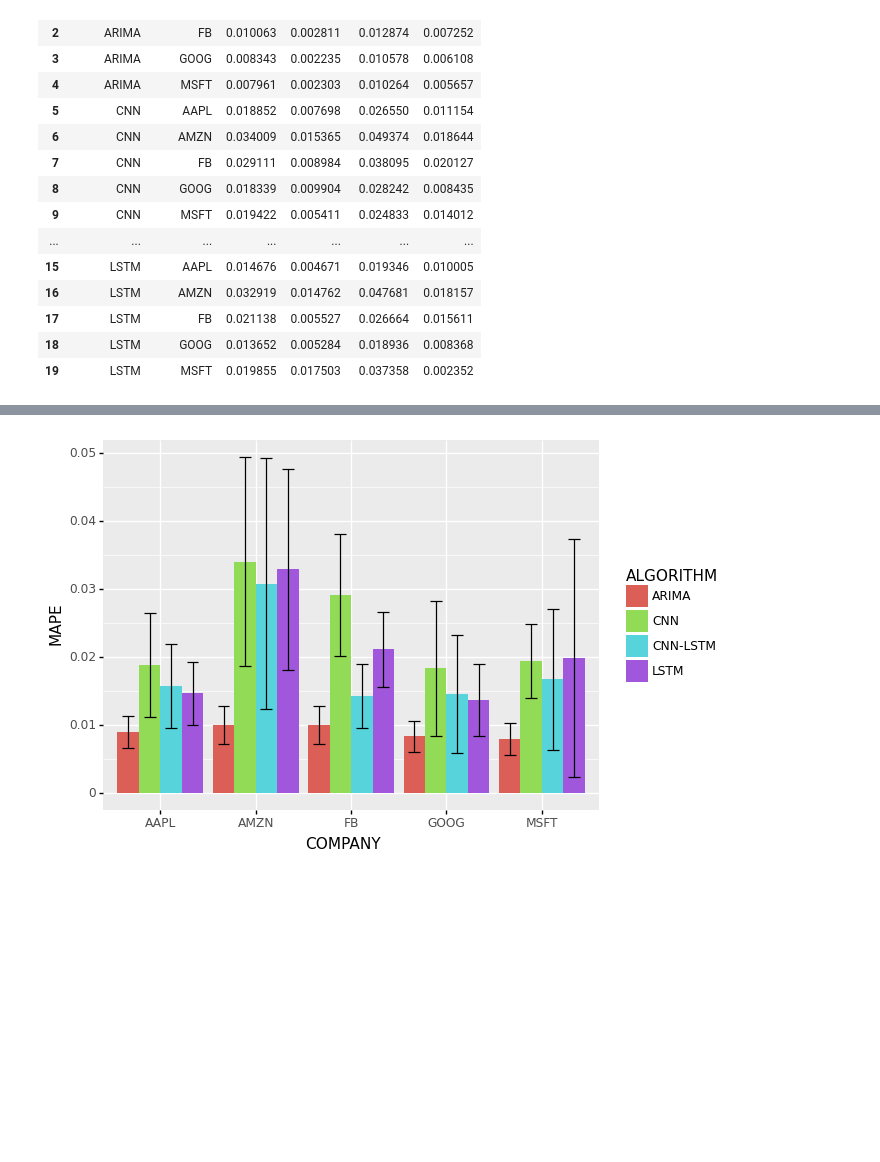
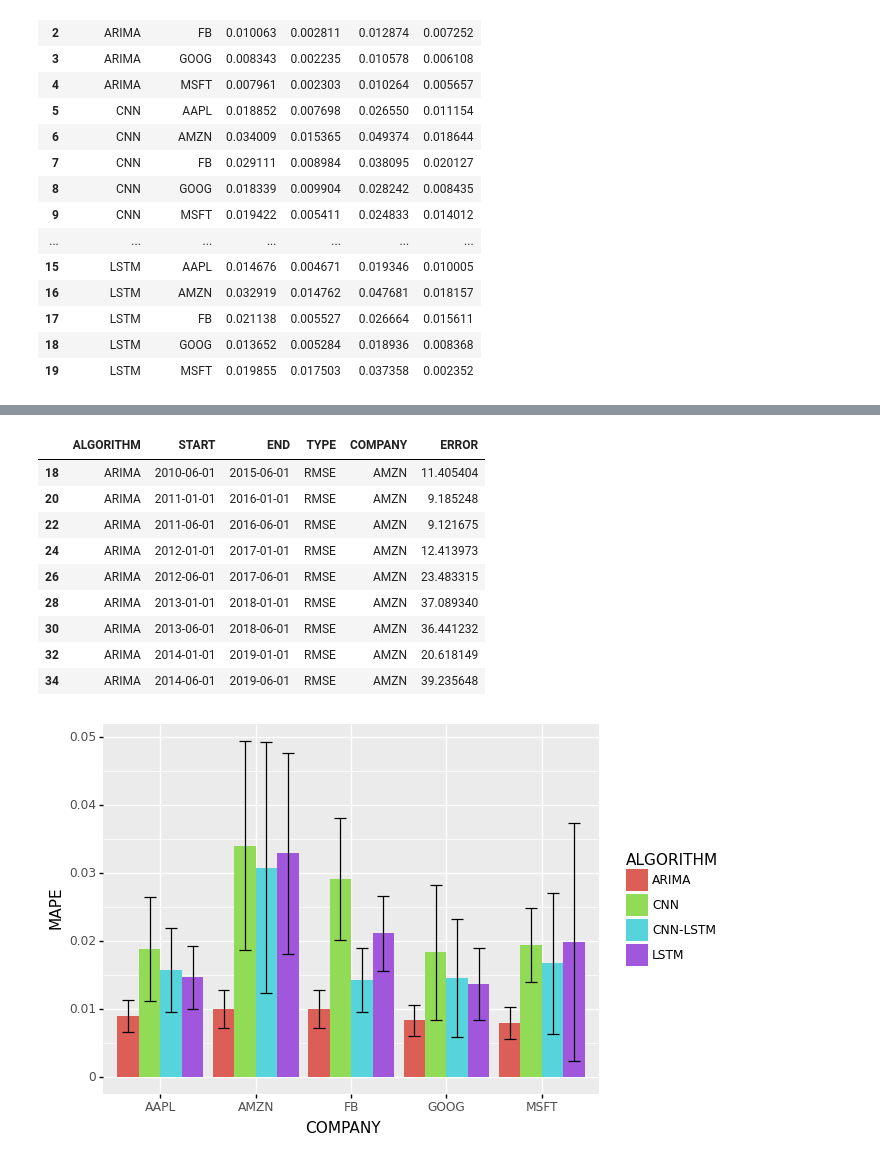
Before and after one commit to do8572/Financial-Time-Series-Prediction, a Jupyter notebook: Untitled.ipynb, the cells around one changed output, grey strips where cells are left out. Drawn from its saved outputs; the diff is of its cells as text; code cells hidden in the pictures; blank space fills up the shorter version.

```diff
--- a/Untitled.ipynb
+++ b/Untitled.ipynb
@@ -53,3 +92,16 @@ grp
+# %%
+arima_res[(arima_res["COMPANY"] == "AMZN") & (arima_res["TYPE"] == "RMSE")]
+# %% [output]
+|  | ALGORITHM | START | END | TYPE | COMPANY | ERROR |
+| 18 | ARIMA | 2010-06-01 | 2015-06-01 | RMSE | AMZN | 11.405404 |
+| 20 | ARIMA | 2011-01-01 | 2016-01-01 | RMSE | AMZN | 9.185248 |
+| 22 | ARIMA | 2011-06-01 | 2016-06-01 | RMSE | AMZN | 9.121675 |
+| 24 | ARIMA | 2012-01-01 | 2017-01-01 | RMSE | AMZN | 12.413973 |
+| 26 | ARIMA | 2012-06-01 | 2017-06-01 | RMSE | AMZN | 23.483315 |
+| 28 | ARIMA | 2013-01-01 | 2018-01-01 | RMSE | AMZN | 37.089340 |
+| 30 | ARIMA | 2013-06-01 | 2018-06-01 | RMSE | AMZN | 36.441232 |
+| 32 | ARIMA | 2014-01-01 | 2019-01-01 | RMSE | AMZN | 20.618149 |
+| 34 | ARIMA | 2014-06-01 | 2019-06-01 | RMSE | AMZN | 39.235648 |
 # %%
 from plotnine import *
 # %%
```
Also changed, not shown: parts of 5 cells of this notebook, 2 other files.
